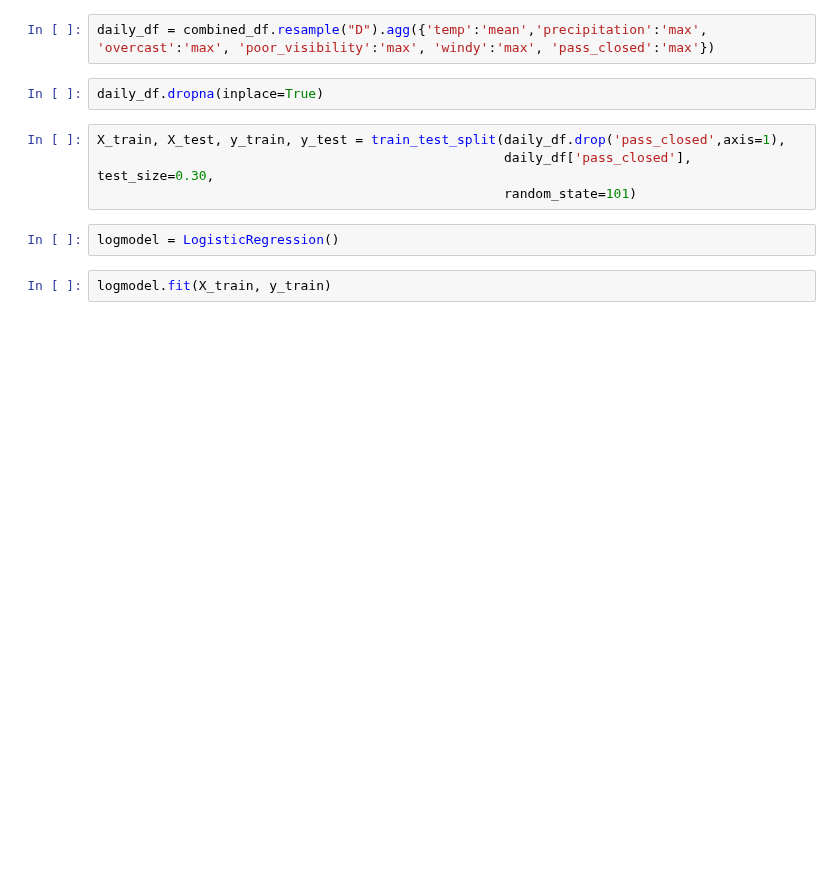
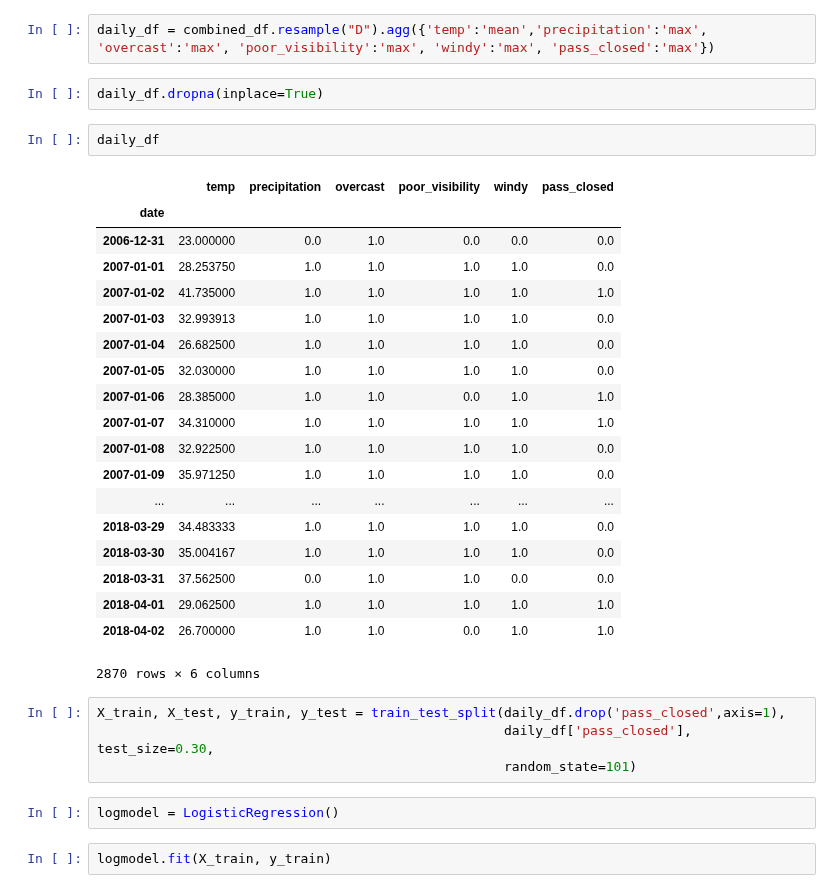
Before and after one commit to leannebaldwin/Pass_Closure, a Jupyter notebook: data_exploration/model_exploration_daily_data.ipynb, the cells around one changed output. Saved outputs shown, nothing was run; the diff lists cells and outputs as text; blank space fills up the shorter version.

```diff
--- a/data_exploration/model_exploration_daily_data.ipynb
+++ b/data_exploration/model_exploration_daily_data.ipynb
@@ -174,6 +196,28 @@ combined_df.index = combined_df.date
 daily_df = combined_df.resample("D").agg({'temp':'mean','precipitation':'max', 'overcast':'max', 'poor_visibility':'max', 'windy':'max', 'pass_closed':'max'})
 # %%
 daily_df.dropna(inplace=True)
+# %%
+daily_df
+# %% [output]
+|  | temp | precipitation | overcast | poor_visibility | windy | pass_closed |
+| date |  |  |  |  |  |  |
+| 2006-12-31 | 23.000000 | 0.0 | 1.0 | 0.0 | 0.0 | 0.0 |
+| 2007-01-01 | 28.253750 | 1.0 | 1.0 | 1.0 | 1.0 | 0.0 |
+| 2007-01-02 | 41.735000 | 1.0 | 1.0 | 1.0 | 1.0 | 1.0 |
+| 2007-01-03 | 32.993913 | 1.0 | 1.0 | 1.0 | 1.0 | 0.0 |
+| 2007-01-04 | 26.682500 | 1.0 | 1.0 | 1.0 | 1.0 | 0.0 |
+| 2007-01-05 | 32.030000 | 1.0 | 1.0 | 1.0 | 1.0 | 0.0 |
+| 2007-01-06 | 28.385000 | 1.0 | 1.0 | 0.0 | 1.0 | 1.0 |
+| 2007-01-07 | 34.310000 | 1.0 | 1.0 | 1.0 | 1.0 | 1.0 |
+| 2007-01-08 | 32.922500 | 1.0 | 1.0 | 1.0 | 1.0 | 0.0 |
+| 2007-01-09 | 35.971250 | 1.0 | 1.0 | 1.0 | 1.0 | 0.0 |
+| ... | ... | ... | ... | ... | ... | ... |
+| 2018-03-29 | 34.483333 | 1.0 | 1.0 | 1.0 | 1.0 | 0.0 |
+| 2018-03-30 | 35.004167 | 1.0 | 1.0 | 1.0 | 1.0 | 0.0 |
+| 2018-03-31 | 37.562500 | 0.0 | 1.0 | 1.0 | 0.0 | 0.0 |
+| 2018-04-01 | 29.062500 | 1.0 | 1.0 | 1.0 | 1.0 | 1.0 |
+| 2018-04-02 | 26.700000 | 1.0 | 1.0 | 0.0 | 1.0 | 1.0 |
+2870 rows × 6 columns
 # %%
 X_train, X_test, y_train, y_test = train_test_split(daily_df.drop('pass_closed',axis=1),
                                                     daily_df['pass_closed'], test_size=0.30,
```
Also changed, not shown: parts of 9 cells of this notebook, 1 other file.
